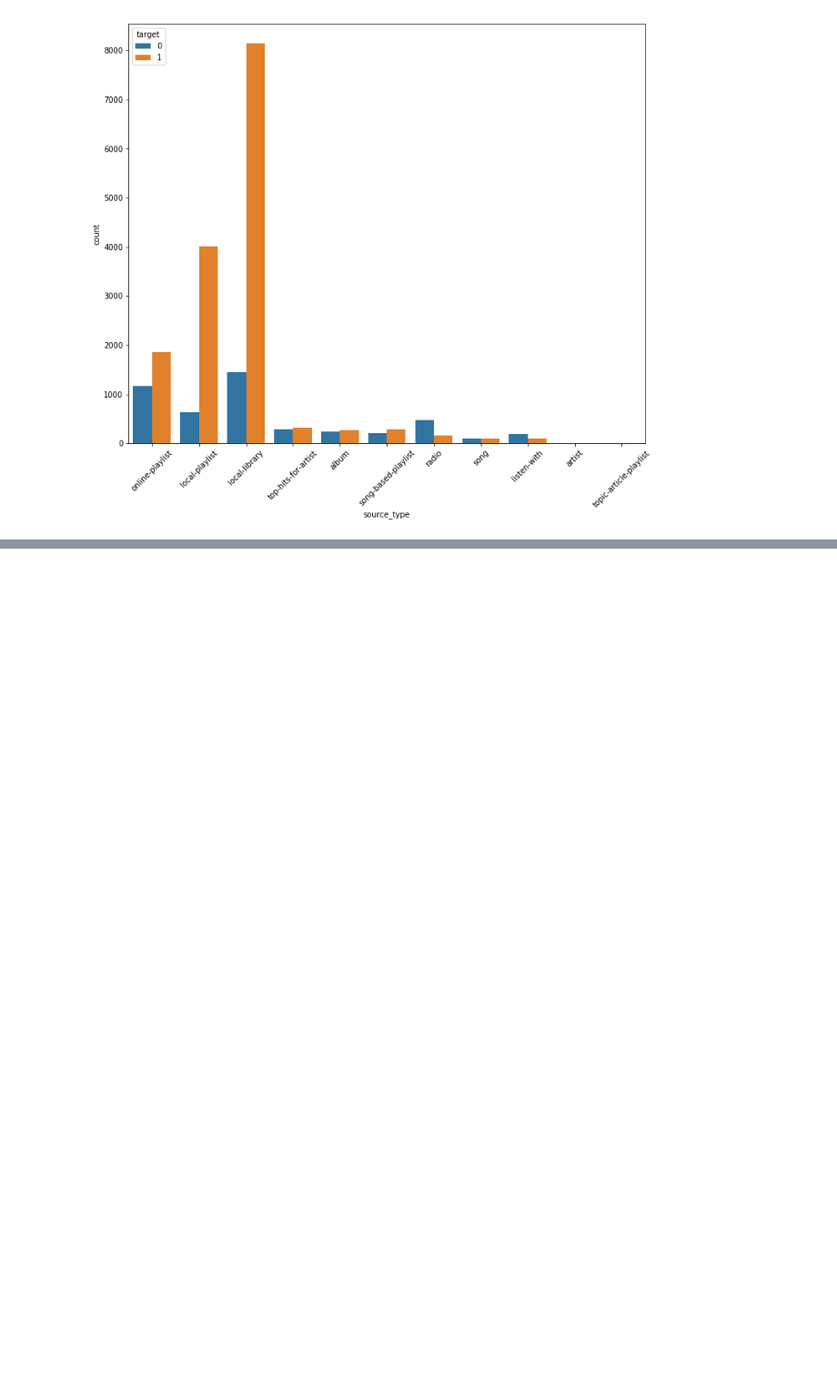
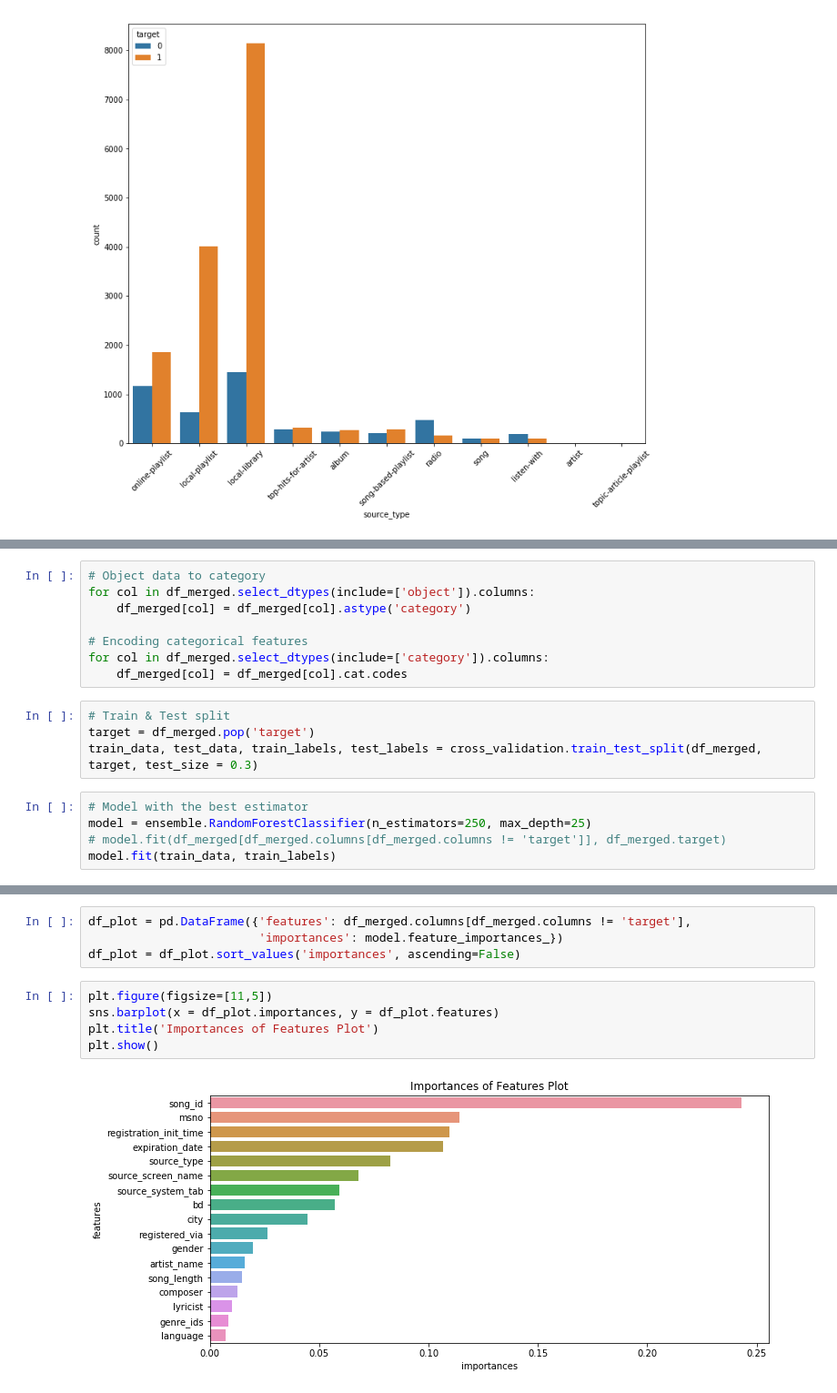
Before and after one commit to pramabhi/music_recommendation, a Jupyter notebook: music_reco.ipynb, the cells around one changed output, grey strips where cells are left out. Shown: that part at 91% size. Cells and saved outputs as stored; diff of their text form; blank space fills up the shorter version.

Commit message:
intial RF model

```diff
--- a/music_reco.ipynb
+++ b/music_reco.ipynb
@@ -108,0 +214,17 @@ g.set_xticklabels(labels,rotation=45)
+# %%
+# Object data to category
+for col in df_merged.select_dtypes(include=['object']).columns:
+    df_merged[col] = df_merged[col].astype('category')
+
+# Encoding categorical features
+for col in df_merged.select_dtypes(include=['category']).columns:
+    df_merged[col] = df_merged[col].cat.codes
+# %%
+# Train & Test split
+target = df_merged.pop('target')
+train_data, test_data, train_labels, test_labels = cross_validation.train_test_split(df_merged, target, test_size = 0.3)
+# %%
+# Model with the best estimator
+model = ensemble.RandomForestClassifier(n_estimators=250, max_depth=25)
+# model.fit(df_merged[df_merged.columns[df_merged.columns != 'target']], df_merged.target)
+model.fit(train_data, train_labels)
@@ -108,0 +251,11 @@ g.set_xticklabels(labels,rotation=45)
+# %%
+df_plot = pd.DataFrame({'features': df_merged.columns[df_merged.columns != 'target'],
+                        'importances': model.feature_importances_})
+df_plot = df_plot.sort_values('importances', ascending=False)
+# %%
+plt.figure(figsize=[11,5])
+sns.barplot(x = df_plot.importances, y = df_plot.features)
+plt.title('Importances of Features Plot')
+plt.show()
+# %% [output]
+[figure, added]
```
Also changed, not shown: parts of 15 cells of this notebook.
